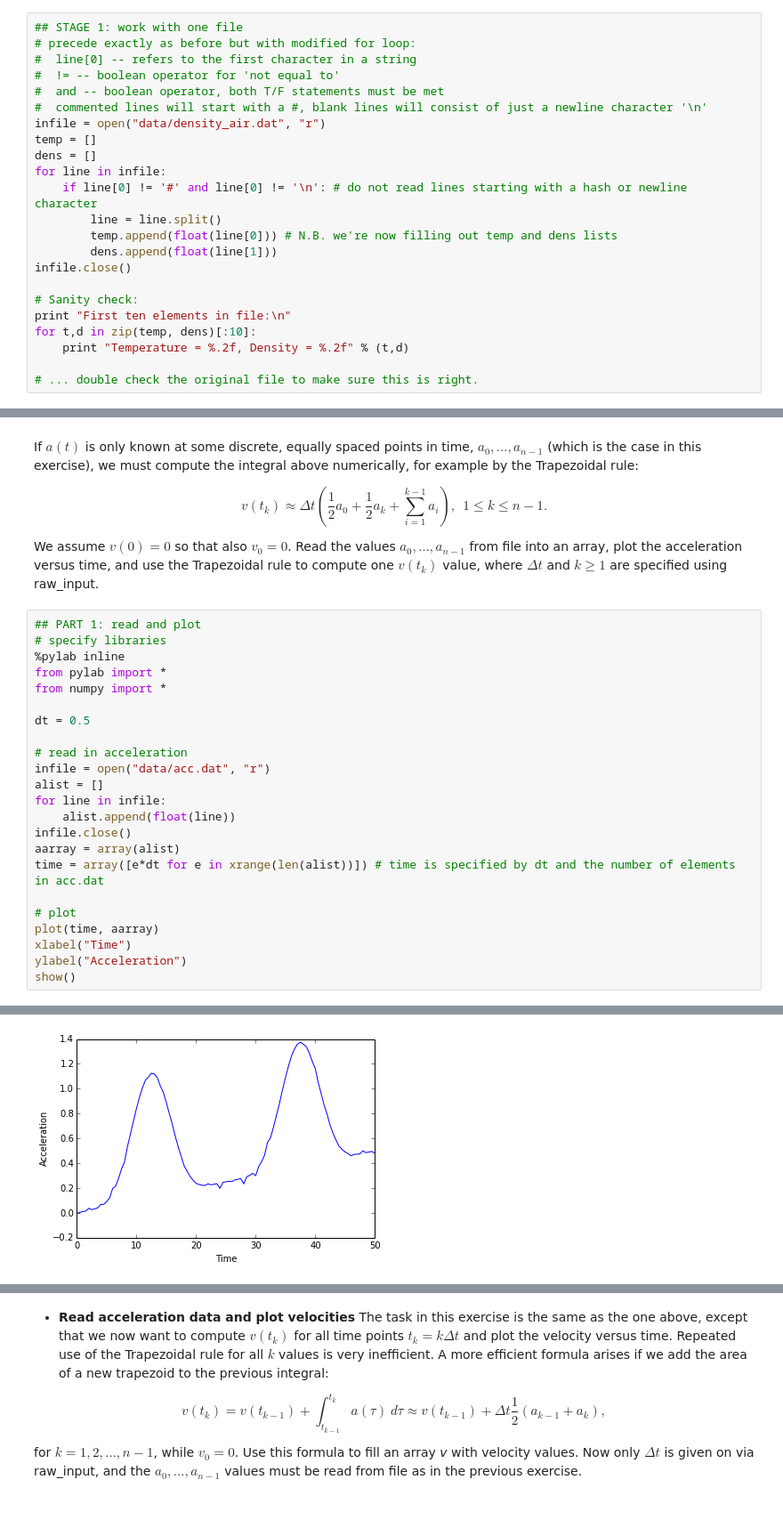
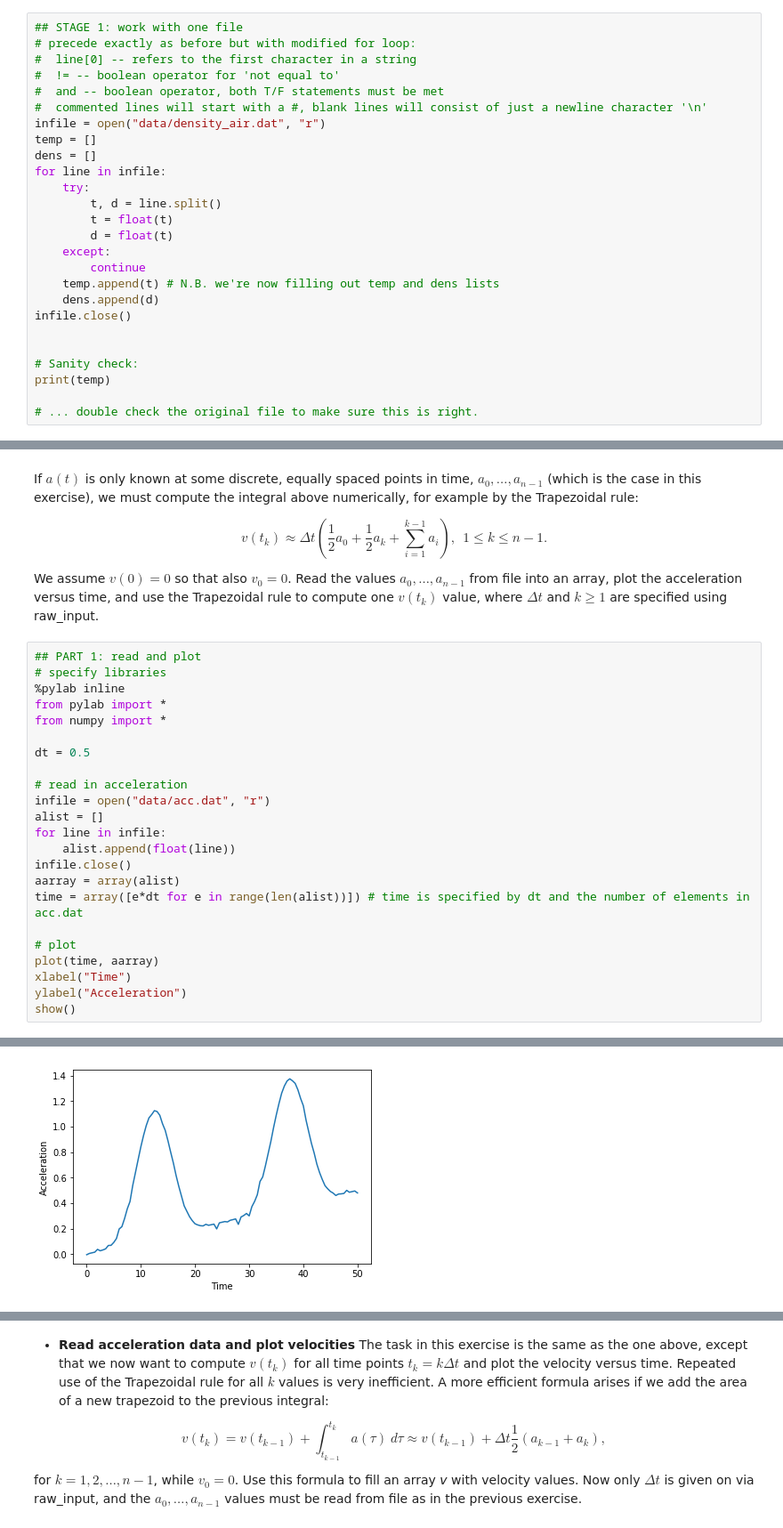
Before and after one commit to ggorman/Introduction-to-programming-for-geoscientists, a Jupyter notebook: notebook/Lecture-5-Introduction-to-programming-for-geoscientists-Solutions.ipynb, the cells around one changed output, grey strips where cells are left out. Shown at 89% size. Saved outputs shown, nothing was run; the diff lists cells and outputs as text.

```diff
--- a/notebook/Lecture-5-Introduction-to-programming-for-geoscientists-Solutions.ipynb
+++ b/notebook/Lecture-5-Introduction-to-programming-for-geoscientists-Solutions.ipynb
@@ -90,16 +89,19 @@ infile = open("data/density_air.dat", "r")
 temp = []
 dens = []
 for line in infile:
-	if line[0] != '#' and line[0] != '\n': # do not read lines starting with a hash or newline character
-	    line = line.split()
-	    temp.append(float(line[0])) # N.B. we're now filling out temp and dens lists
-	    dens.append(float(line[1]))
+    try:
+        t, d = line.split()
+        t = float(t)
+        d = float(t)
+    except:
+        continue
+    temp.append(t) # N.B. we're now filling out temp and dens lists
+    dens.append(d)
 infile.close()
 
+
 # Sanity check:
-print "First ten elements in file:\n"
-for t,d in zip(temp, dens)[:10]:
-	print "Temperature = %.2f, Density = %.2f" % (t,d)
+print(temp)
 
 # ... double check the original file to make sure this is right.
 # %% [output]
@@ -218,7 +205,7 @@ for line in infile:
     alist.append(float(line))
 infile.close()
 aarray = array(alist)
-time = array([e*dt for e in xrange(len(alist))]) # time is specified by dt and the number of elements in acc.dat
+time = array([e*dt for e in range(len(alist))]) # time is specified by dt and the number of elements in acc.dat
 
 # plot
 plot(time, aarray)
@@ -232,4 +217,4 @@ WARNING: pylab import has clobbered these variables: ['e']
-[figure, old version]
+[figure, new version]
 # %%
 ## PART 2: trapezoidal function
 def trap(dt, k, alist):
```
Also changed, not shown: parts of 18 cells of this notebook, 26 other files.
